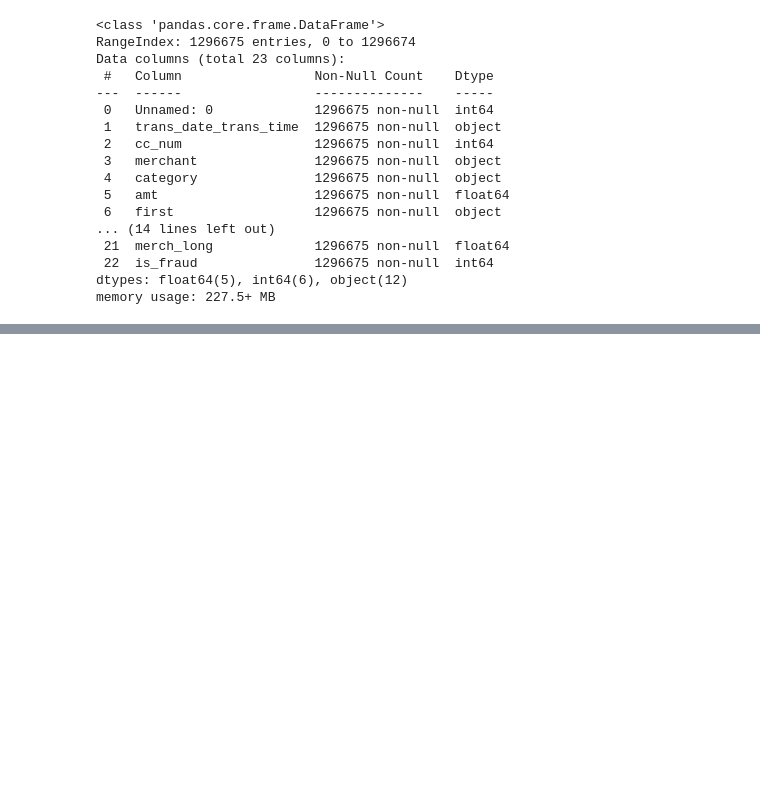
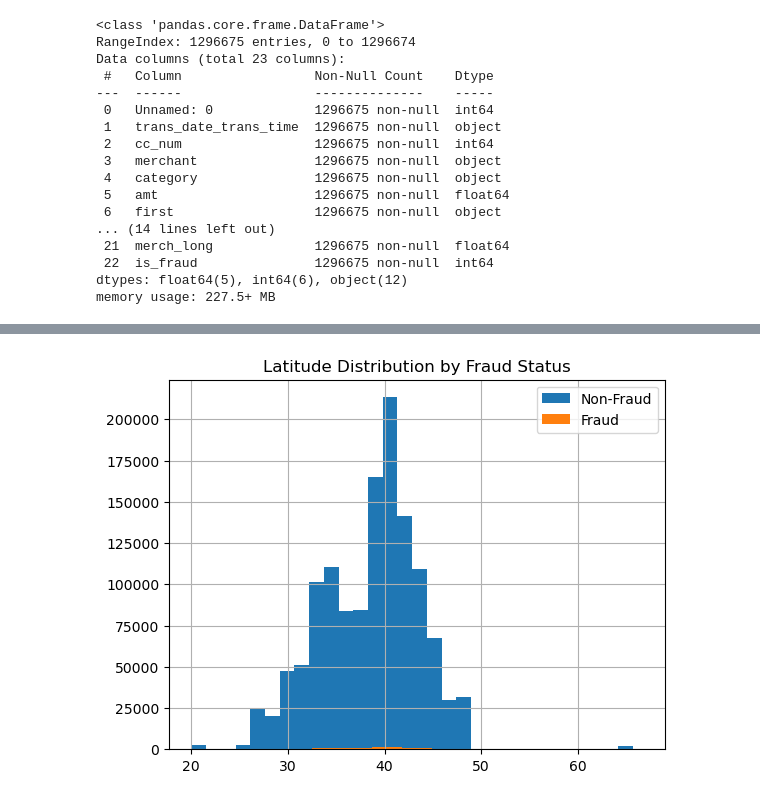
Before and after one commit to yliu160/CS4661_Project, a Jupyter notebook: Data Exploration.ipynb, the cells around one changed output, grey strips where cells are left out. Cells and saved outputs as stored; diff of their text form; code cells hidden in the pictures; blank space fills up the shorter version.

```diff
--- a/Data Exploration.ipynb
+++ b/Data Exploration.ipynb
@@ -51,0 +74,9 @@ df.head(3)
+# %%
+#  For continuous features like lat and long, histograms can show the distribution of transaction locations.
+df[df['is_fraud'] == 0]['lat'].hist(alpha=1, label='Non-Fraud', bins=30)
+df[df['is_fraud'] == 1]['lat'].hist(alpha=1, label='Fraud', bins=30)
+plt.legend()
+plt.title('Latitude Distribution by Fraud Status')
+plt.show()
+# %% [output]
+[figure, added]
```
Also changed, not shown: parts of 15 cells of this notebook.
